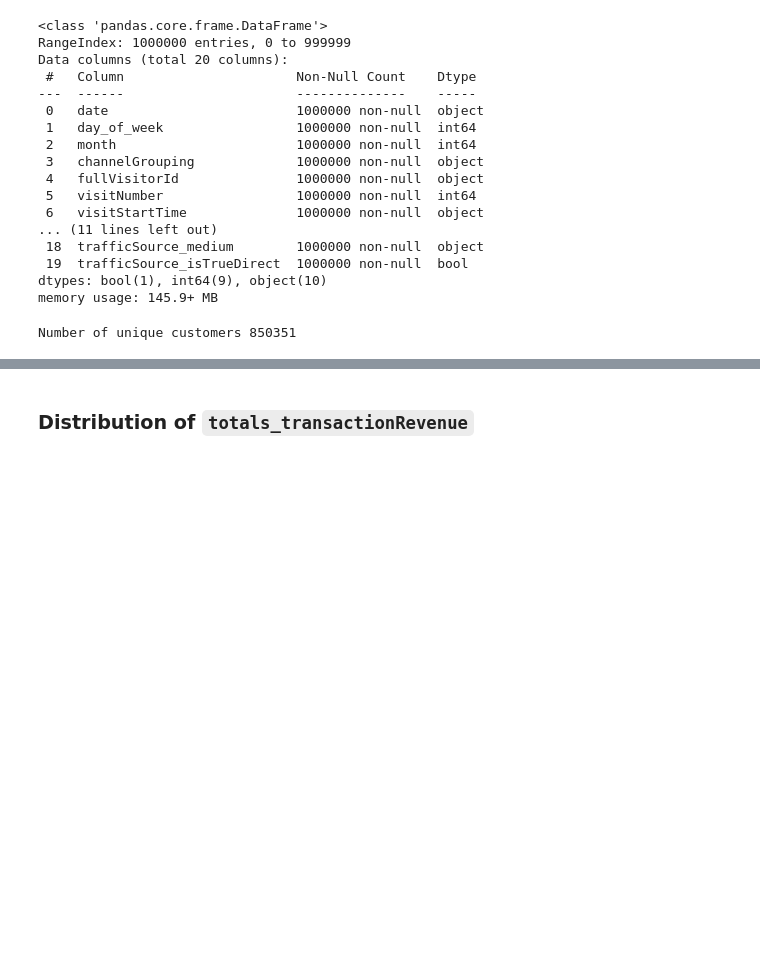
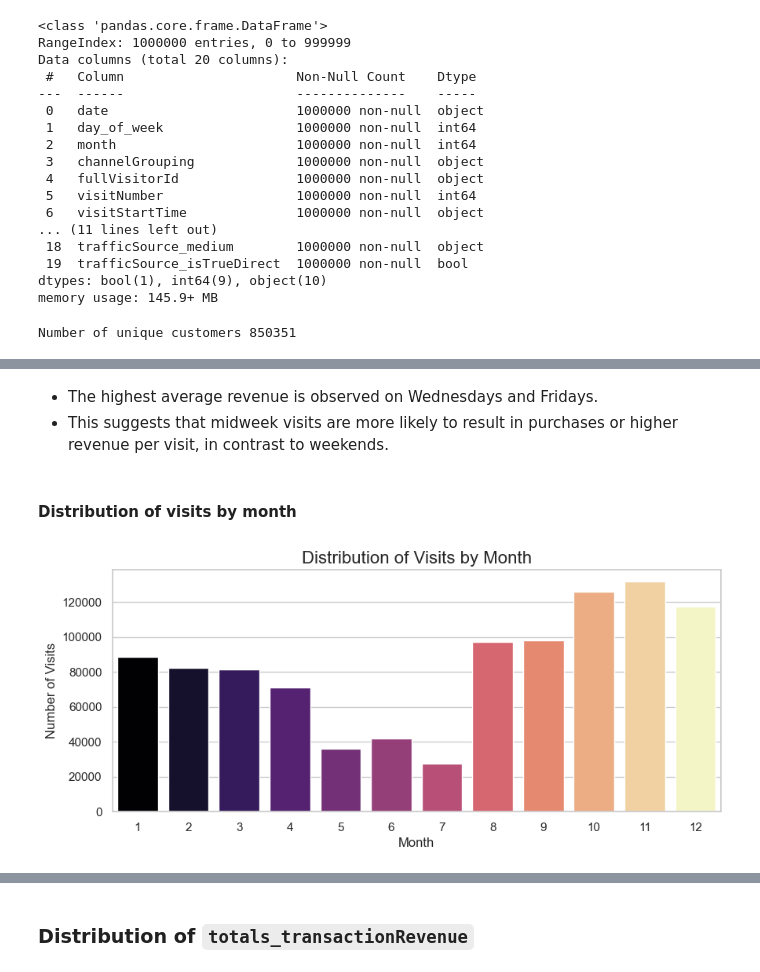
Before and after one commit to PaolaGaray/GA-CustomerRevenuePrediction, a Jupyter notebook: notebooks/EDA.ipynb, the cells around one changed output, grey strips where cells are left out. Drawn from its saved outputs; the diff is of its cells as text; code cells hidden in the pictures; blank space fills up the shorter version.

```diff
--- a/notebooks/EDA.ipynb
+++ b/notebooks/EDA.ipynb
@@ -48,0 +91,16 @@ Number of unique customers 850351
+# %% [markdown]
+- The highest average revenue is observed on Wednesdays and Fridays.
+- This suggests that midweek visits are more likely to result in purchases or higher revenue per visit, in contrast to weekends.
+# %% [markdown]
+#### Distribution of visits by month
+# %%
+# Distribution of visits by month
+plt.figure(figsize=(10, 4))
+sns.countplot(x='month', data=df, palette="magma", hue='month', legend=False)
+
+plt.title("Distribution of Visits by Month", fontsize=16)
+plt.xlabel("Month", fontsize=12)
+plt.ylabel("Number of Visits", fontsize=12)
+plt.show()
+# %% [output]
+[figure, added]
```
Also changed, not shown: parts of 15 cells of this notebook.
